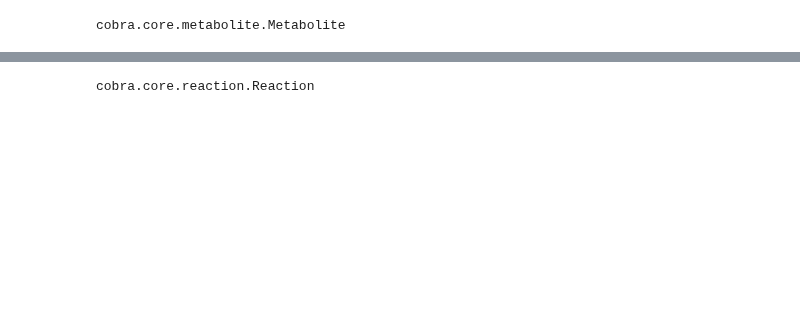
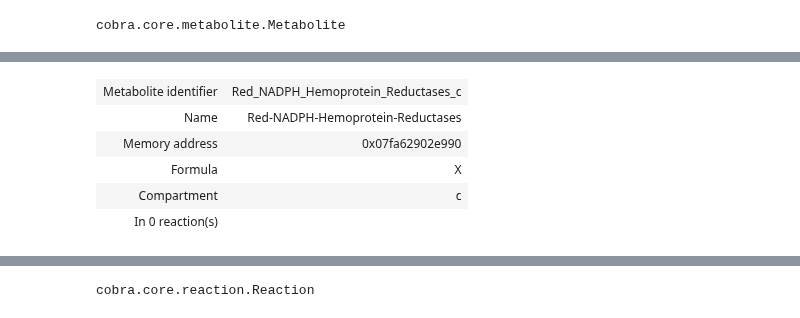
Before and after one commit to Toepfer-Lab/cobramod, a Jupyter notebook: docs/source/how_to.ipynb, the cells around one changed output, grey strips where cells are left out. Saved outputs shown, nothing was run; the diff lists cells and outputs as text; code cells hidden in the pictures; blank space fills up the shorter version.

```diff
--- a/docs/source/how_to.ipynb
+++ b/docs/source/how_to.ipynb
@@ -214,0 +207,10 @@ module/cobramod/index.html#cobramod.add_reactions):
+# %%
+test_model = textbook_biocyc.copy()
+add_metabolites(
+    model=test_model,
+    obj="Red-NADPH-Hemoprotein-Reductases, c",
+    directory=dir_data,
+    database="META",
+)
+test_model.metabolites.get_by_id("Red_NADPH_Hemoprotein_Reductases_c")
+# %% [output]
@@ -214,0 +218,6 @@ module/cobramod/index.html#cobramod.add_reactions):
+| Metabolite identifier | Red_NADPH_Hemoprotein_Reductases_c |
+| Name | Red-NADPH-Hemoprotein-Reductases |
+| Memory address | 0x07fa62902e990 |
+| Formula | X |
+| Compartment | c |
+| In 0 reaction(s) |  |
```
Also changed, not shown: parts of 59 cells of this notebook, 11 other files.
